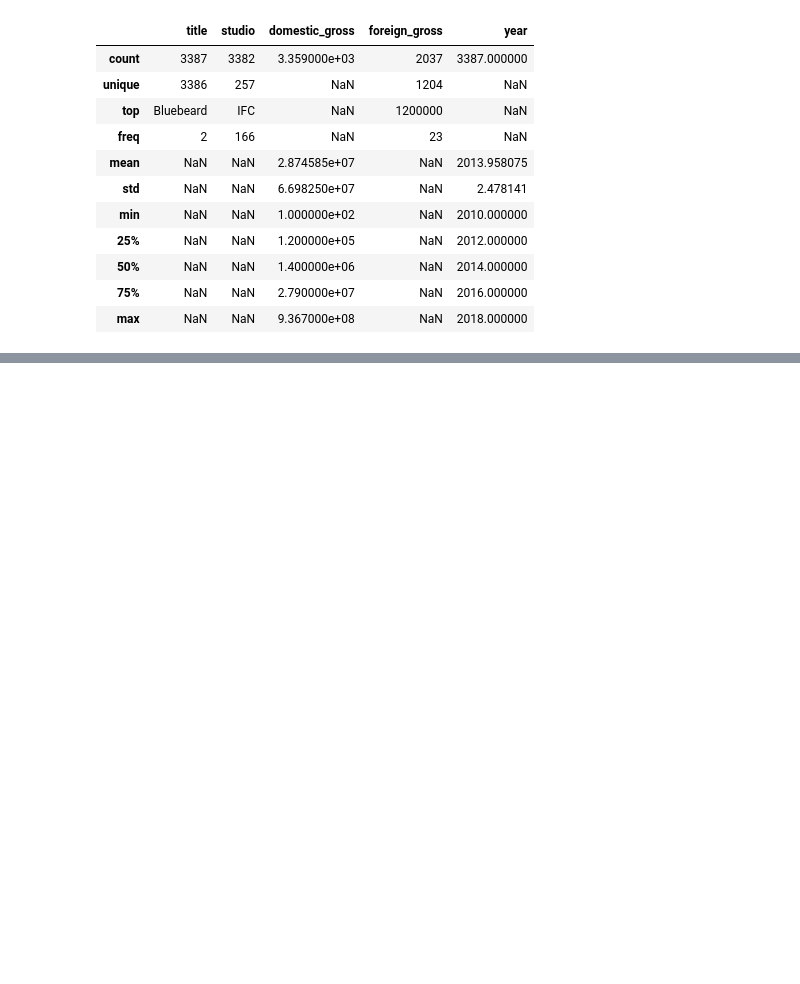
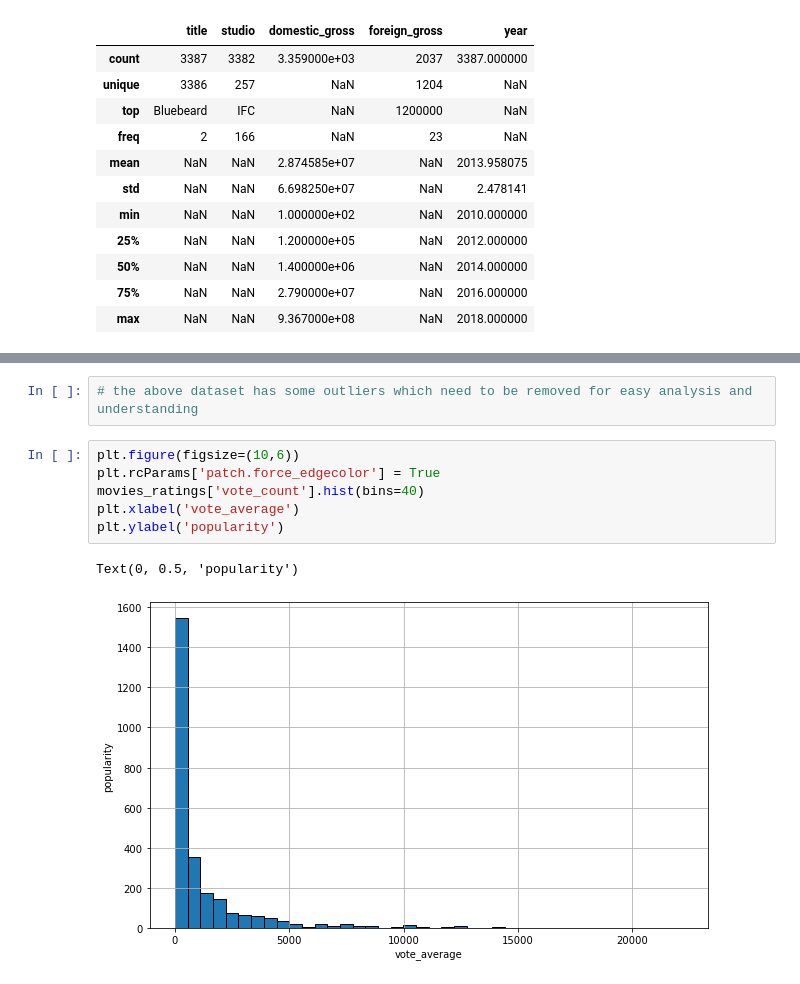
Before and after one commit to 0H5M/dsc-phase-1-project-v2-4, a Jupyter notebook: student.ipynb, the cells around one changed output, grey strips where cells are left out. Saved outputs shown, nothing was run; the diff lists cells and outputs as text; blank space fills up the shorter version.

```diff
--- a/student.ipynb
+++ b/student.ipynb
@@ -547,0 +428,11 @@ df,df2.head()
+# %%
+# the above dataset has some outliers which need to be removed for easy analysis and understanding
+# %%
+plt.figure(figsize=(10,6))
+plt.rcParams['patch.force_edgecolor'] = True
+movies_ratings['vote_count'].hist(bins=40)
+plt.xlabel('vote_average')
+plt.ylabel('popularity')
+# %% [output]
+Text(0, 0.5, 'popularity')
+[figure, added]
```
Also changed, not shown: parts of 109 cells of this notebook.
